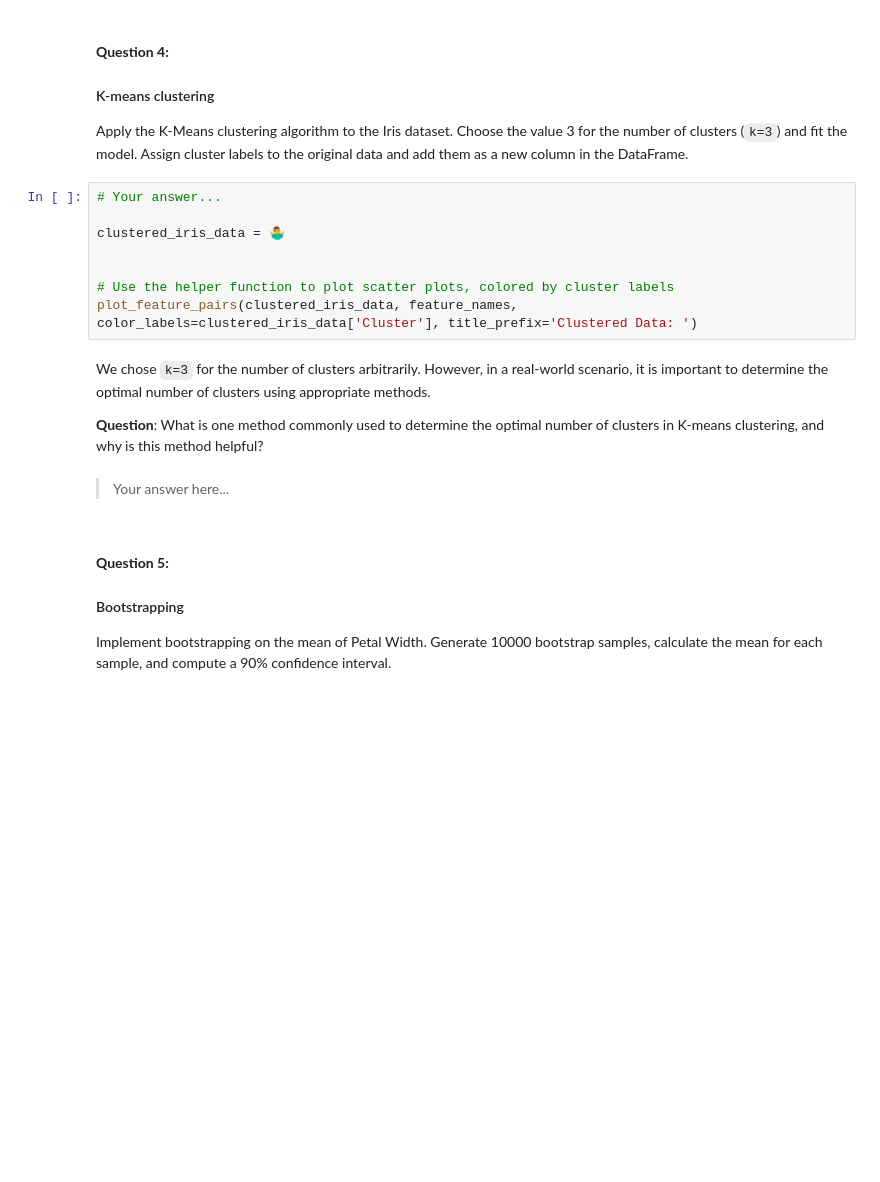
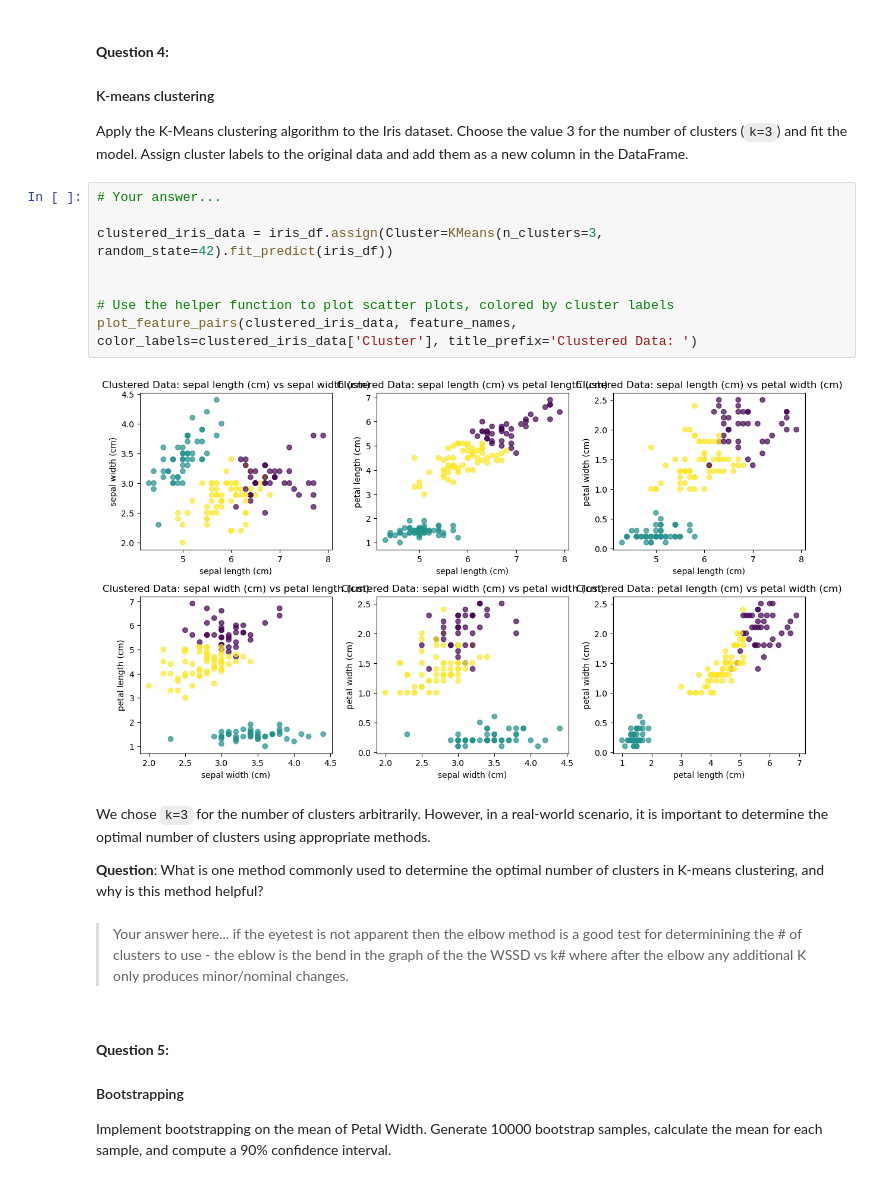
Before and after one commit to UofT-DSI/applying_statistical_concepts, a Jupyter notebook: 02_activities/assignments/assignment_3.ipynb, the cells around one changed output. Saved outputs shown, nothing was run; the diff lists cells and outputs as text; blank space fills up the shorter version.

Commit message:
submitting my assignment 3

```diff
--- a/02_activities/assignments/assignment_3.ipynb
+++ b/02_activities/assignments/assignment_3.ipynb
@@ -127,17 +163,19 @@ Apply the K-Means clustering algorithm to the Iris dataset. Choose the value 3 f
 # %%
 # Your answer...
 
-clustered_iris_data = 🤷‍♂️
+clustered_iris_data = iris_df.assign(Cluster=KMeans(n_clusters=3, random_state=42).fit_predict(iris_df))
 
 
 # Use the helper function to plot scatter plots, colored by cluster labels
 plot_feature_pairs(clustered_iris_data, feature_names, color_labels=clustered_iris_data['Cluster'], title_prefix='Clustered Data: ')
+# %% [output]
+[figure, added]
 # %% [markdown]
 We chose `k=3` for the number of clusters arbitrarily. However, in a real-world scenario, it is important to determine the optimal number of clusters using appropriate methods.
 
 **Question**: What is one method commonly used to determine the optimal number of clusters in K-means clustering, and why is this method helpful?
 # %% [markdown]
-> Your answer here...
+> Your answer here... if the eyetest is not apparent then the elbow method is a good test for determinining the # of clusters to use - the eblow is the bend in the graph of the the WSSD vs k# where after the elbow any additional K only produces minor/nominal changes.
 # %% [markdown]
 #### **Question 5:**
 #### Bootstrapping
```
Also changed, not shown: parts of 9 cells of this notebook.
